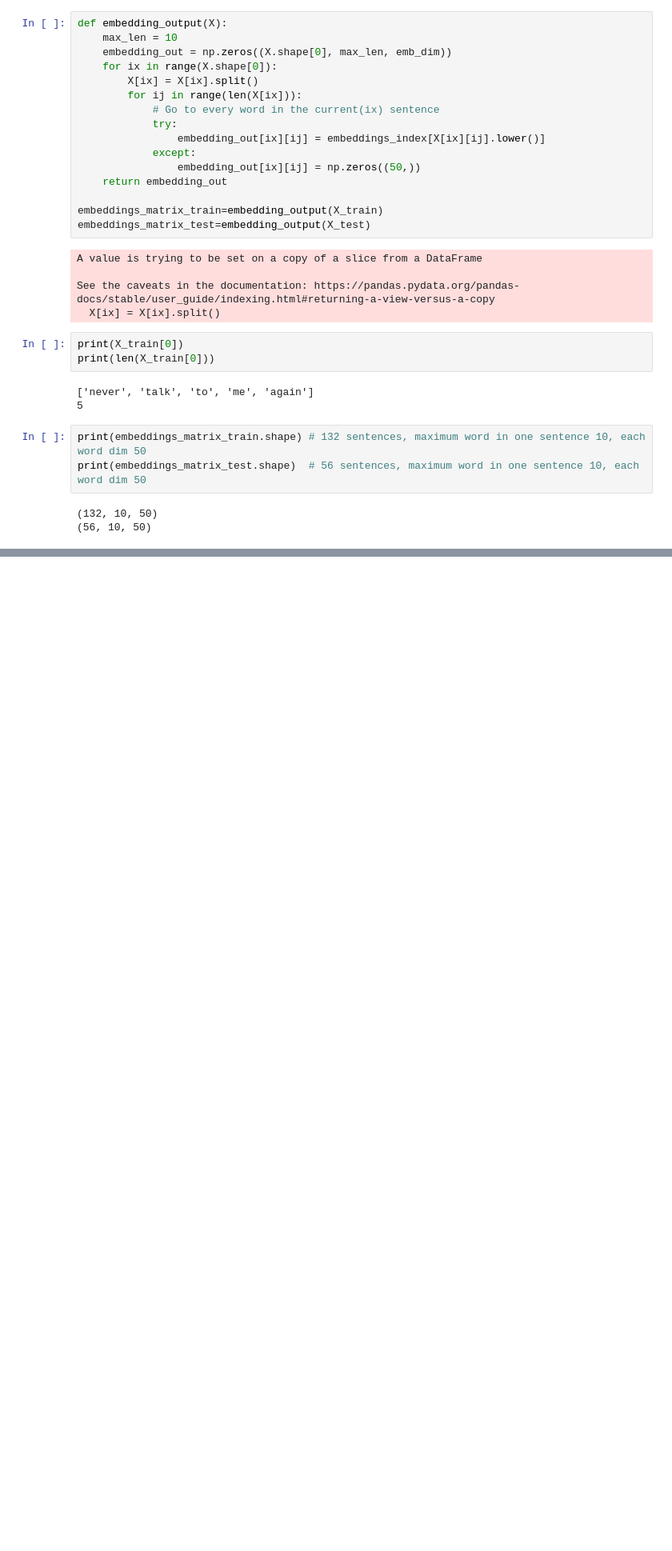
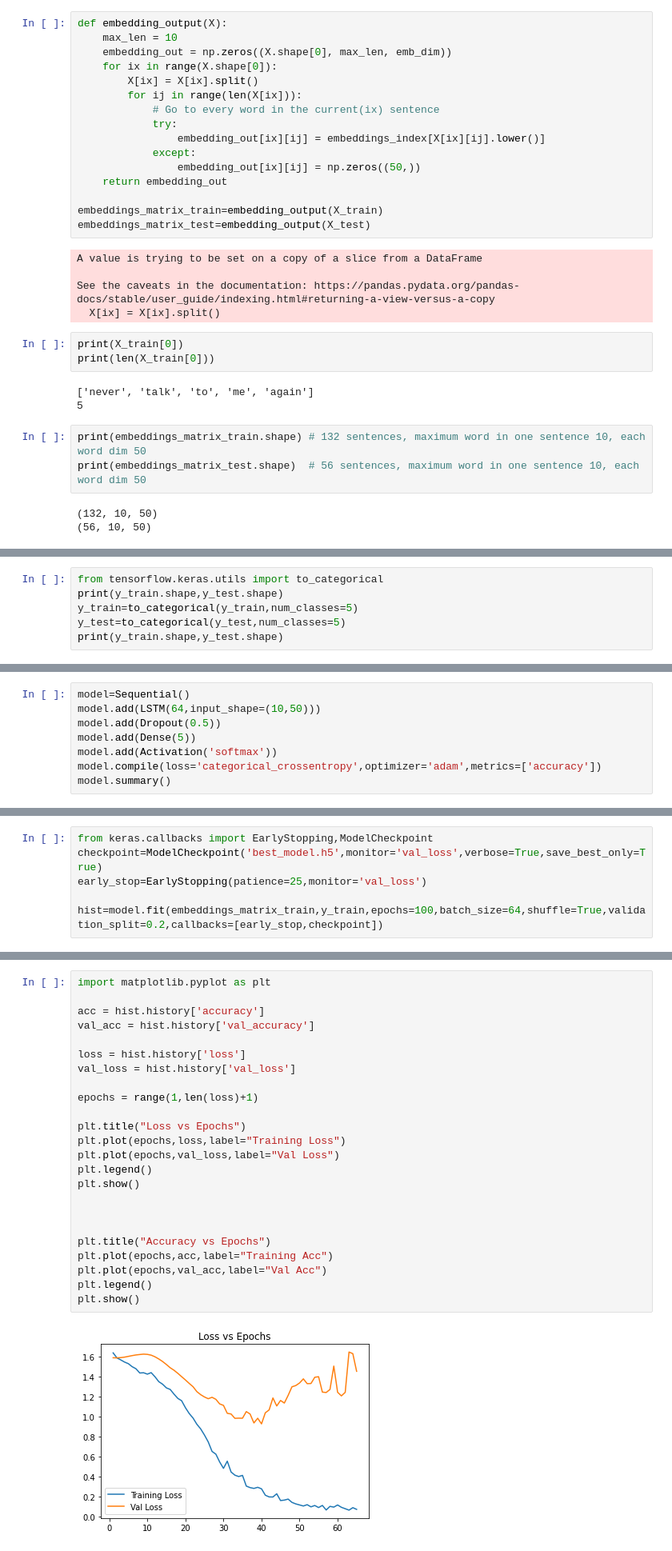
Before and after one commit to Agrim1210/Emoji-Prediction, a Jupyter notebook: emoji-predictor.ipynb, the cells around one changed output, grey strips where cells are left out. Shown at 80% size. Drawn from its saved outputs; the diff is of its cells as text; blank space fills up the shorter version.

Commit message:
LSTM Architecture

```diff
--- a/emoji-predictor.ipynb
+++ b/emoji-predictor.ipynb
@@ -145,0 +131,6 @@ print(embeddings_matrix_test.shape)  # 56 sentences, maximum word in one sentenc
+# %%
+from tensorflow.keras.utils import to_categorical
+print(y_train.shape,y_test.shape)
+y_train=to_categorical(y_train,num_classes=5)
+y_test=to_categorical(y_test,num_classes=5)
+print(y_train.shape,y_test.shape)
@@ -145,0 +145,8 @@ print(embeddings_matrix_test.shape)  # 56 sentences, maximum word in one sentenc
+# %%
+model=Sequential()
+model.add(LSTM(64,input_shape=(10,50)))
+model.add(Dropout(0.5))
+model.add(Dense(5))
+model.add(Activation('softmax'))
+model.compile(loss='categorical_crossentropy',optimizer='adam',metrics=['accuracy'])
+model.summary()
@@ -145,0 +170,6 @@ print(embeddings_matrix_test.shape)  # 56 sentences, maximum word in one sentenc
+# %%
+from keras.callbacks import EarlyStopping,ModelCheckpoint
+checkpoint=ModelCheckpoint('best_model.h5',monitor='val_loss',verbose=True,save_best_only=True)
+early_stop=EarlyStopping(patience=25,monitor='val_loss')
+
+hist=model.fit(embeddings_matrix_train,y_train,epochs=100,batch_size=64,shuffle=True,validation_split=0.2,callbacks=[early_stop,checkpoint])
@@ -145,0 +194,26 @@ print(embeddings_matrix_test.shape)  # 56 sentences, maximum word in one sentenc
+# %%
+import matplotlib.pyplot as plt
+
+acc = hist.history['accuracy']
+val_acc = hist.history['val_accuracy']
+
+loss = hist.history['loss']
+val_loss = hist.history['val_loss']
+
+epochs = range(1,len(loss)+1)
+
+plt.title("Loss vs Epochs")
+plt.plot(epochs,loss,label="Training Loss")
+plt.plot(epochs,val_loss,label="Val Loss")
+plt.legend()
+plt.show()
+
+
+
+plt.title("Accuracy vs Epochs")
+plt.plot(epochs,acc,label="Training Acc")
+plt.plot(epochs,val_acc,label="Val Acc")
+plt.legend()
+plt.show()
+# %% [output]
+[figure, added]
```
Also changed, not shown: parts of 15 cells of this notebook, 1 other file.
